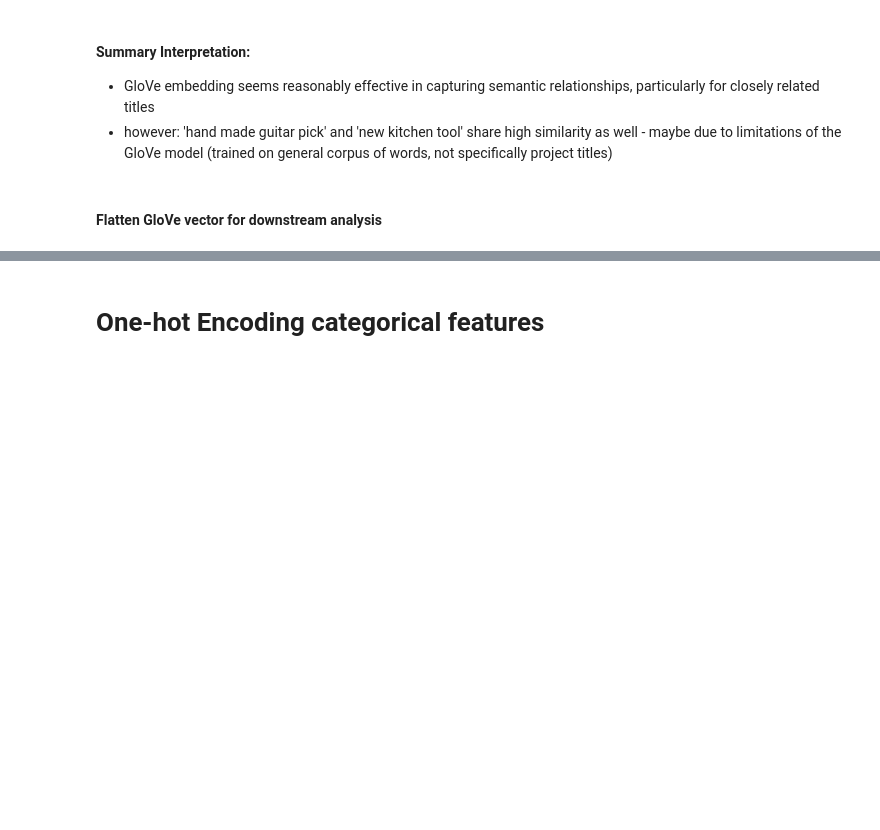
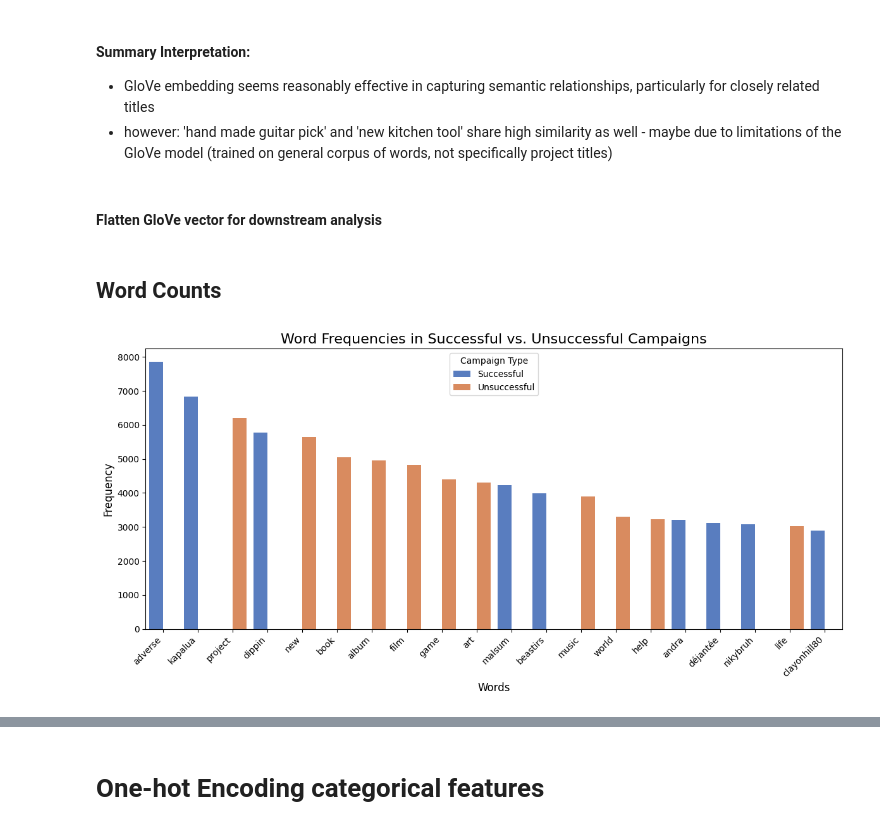
Before and after one commit to neuroth-v/ML_GroupProject, a Jupyter notebook: EDA-and-modeling.ipynb, the cells around one changed output, grey strips where cells are left out. Cells and saved outputs as stored; diff of their text form; code cells hidden in the pictures; blank space fills up the shorter version.

```diff
--- a/EDA-and-modeling.ipynb
+++ b/EDA-and-modeling.ipynb
@@ -504,3 +506,52 @@ glove_df = glove_df.fillna(0)
 # Drop original glove_vector column and concatenate the new GloVe columns
 df_kickstarter_filtered = df_kickstarter_filtered.drop(columns=['glove_vector']).reset_index(drop=True)
 df_kickstarter_filtered = pd.concat([df_kickstarter_filtered, glove_df], axis=1)
+# %% [markdown]
+## Word Counts
+# %%
+# Split the dataset into successful and unsuccessful campaigns
+df_successful = df_kickstarter_filtered[df_kickstarter_filtered['State_num'] == 1]
+df_unsuccessful = df_kickstarter_filtered[df_kickstarter_filtered['State_num'] == 0]
+# %%
+# Combine the "Name" column into single strings for each category
+successful_text = " ".join(df_successful['Name'].dropna().astype(str))
+unsuccessful_text = " ".join(df_unsuccessful['Name'].dropna().astype(str))
+# %%
+from collections import Counter
+from sklearn.feature_extraction.text import CountVectorizer
+
+# Fit CountVectorizer to the successful and unsuccessful text
+vectorizer = CountVectorizer(stop_words='english')  # Create a single vectorizer for consistency
+
+# Transform the text data and calculate word counts
+successful_vectorized = vectorizer.fit_transform([successful_text])  # Fit and transform successful text
+unsuccessful_vectorized = vectorizer.fit_transform([unsuccessful_text])  # Fit and transform unsuccessful text
+
+# Map word counts to feature names using Counter
+successful_counts = Counter(dict(zip(vectorizer.get_feature_names_out(), successful_vectorized.toarray()[0])))
+unsuccessful_counts = Counter(dict(zip(vectorizer.get_feature_names_out(), unsuccessful_vectorized.toarray()[0])))
+# %%
+# Create a DataFrame with the word counts
+words = list(set(successful_counts.keys()).union(set(unsuccessful_counts.keys())))
+df = pd.DataFrame({
+    'Word': words,
+    'Successful': [successful_counts.get(word, 0) for word in words],
+    'Unsuccessful': [unsuccessful_counts.get(word, 0) for word in words]
+})
+
+# Melt the DataFrame for seaborn bar plot
+df_melted = df.melt(id_vars='Word', var_name='Campaign_Type', value_name='Frequency')
+# %%
+# Bar Plot
+plt.figure(figsize=(12, 6))
+sns.barplot(data=df_melted.sort_values('Frequency', ascending=False).head(20),  # Show top 20 words
+            x='Word', y='Frequency', hue='Campaign_Type', palette='muted')
+plt.title('Word Frequencies in Successful vs. Unsuccessful Campaigns', fontsize=16)
+plt.ylabel('Frequency', fontsize=12)
+plt.xlabel('Words', fontsize=12)
+plt.xticks(rotation=45, ha='right', fontsize=10)
+plt.legend(title='Campaign Type')
+plt.tight_layout()
+plt.show()
+# %% [output]
+[figure, added]
```
Also changed, not shown: parts of 69 cells of this notebook.
